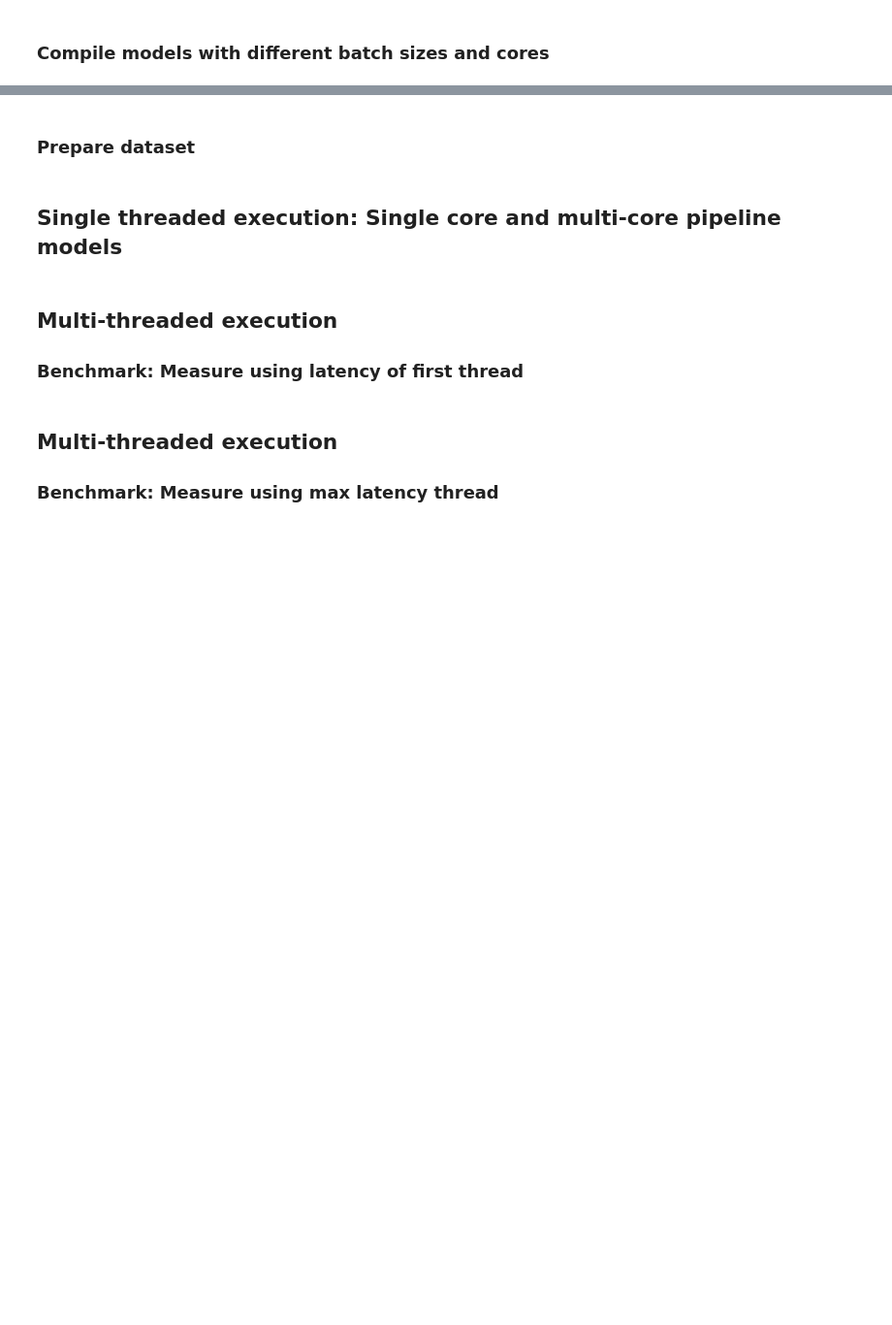
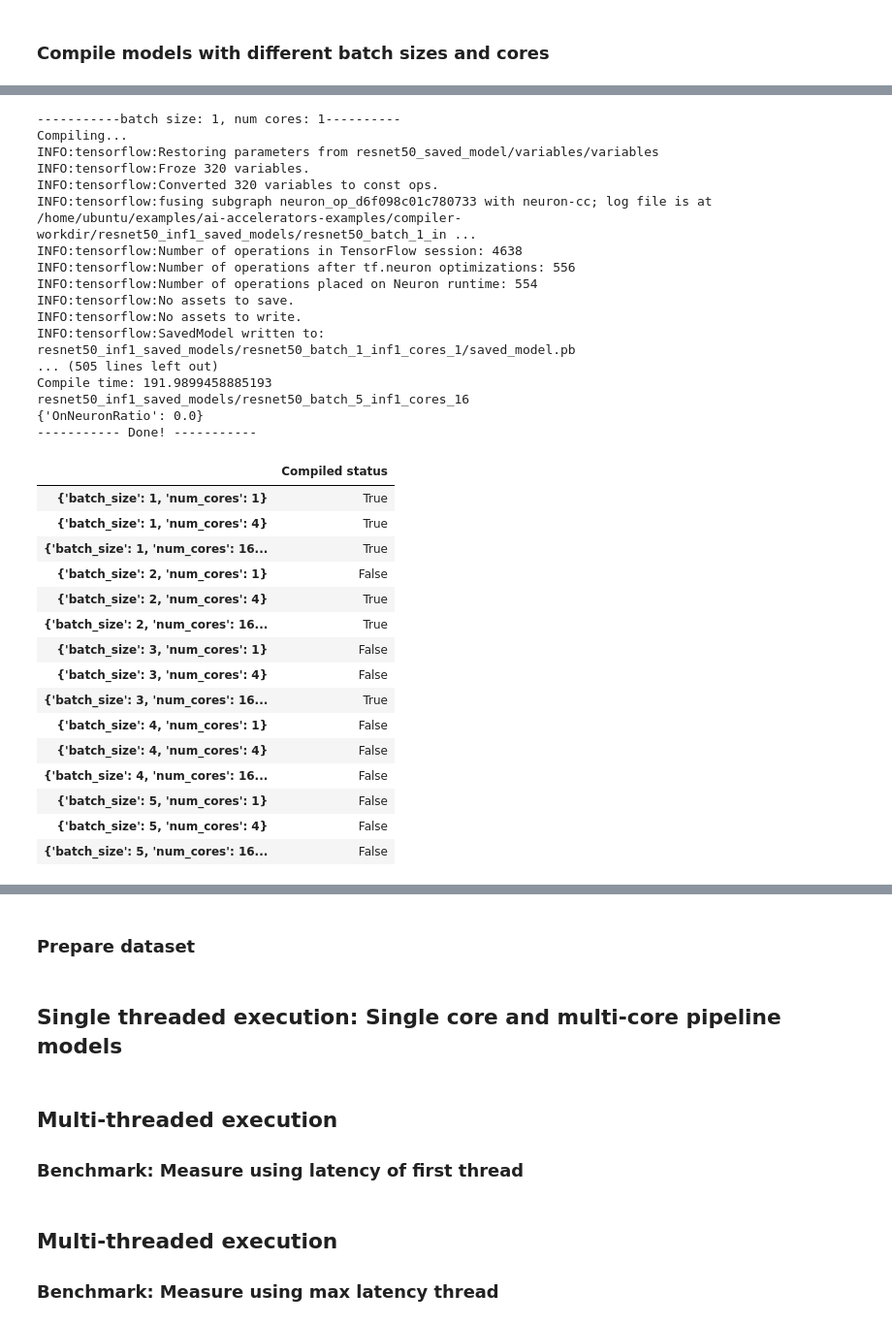
Before and after one commit to shashankprasanna/ai-accelerators-examples, a Jupyter notebook: inf1-neuron-sdk-resnet50.ipynb, the cells around one changed output, grey strips where cells are left out. Shown at 97% size. Cells and saved outputs as stored; diff of their text form; code cells hidden in the pictures; blank space fills up the shorter version.

```diff
--- a/inf1-neuron-sdk-resnet50.ipynb
+++ b/inf1-neuron-sdk-resnet50.ipynb
@@ -44,7 +23,7 @@ pb_to_saved_model("resnet50_fp16_keras_opt.pb",
 ### Resnet50 FP32 saved model
 # %%
 # Export SavedModel
-saved_model_dir = 'resnet50_saved_model_fp32'
+saved_model_dir = 'resnet50_saved_model'
 shutil.rmtree(saved_model_dir, ignore_errors=True)
 
 keras.backend.set_learning_phase(0)
@@ -99,14 +84,17 @@ def compile_inf1_model(saved_model_dir, batch_size=1, num_cores=1, use_static_we
-# %%
-options = [{'batch_size':1, 'num_cores':1},
-           {'batch_size':1, 'num_cores':4},
-           {'batch_size':1, 'num_cores':16, 'use_static_weights': True},
-           {'batch_size':2, 'num_cores':16, 'use_static_weights': True},
-           {'batch_size':5, 'num_cores':1},
-           {'batch_size':5, 'num_cores':2},
-           {'batch_size':5, 'num_cores':12}]
-
-for opt in options:
-    compile_inf1_model('resnet50_saved_model_fp32', **opt)
-
-for opt in options:
-    compile_inf1_model('resnet50_saved_model_fp16', **opt)
+# %%
+import itertools
+compile_options = {
+    'batch_size': [1, 2, 3, 4, 5],
+    'num_cores': [1, 4, 16]
+}
+
+cname, cval = zip(*compile_options.items())
+compile_opt_list = [dict(zip(cname, h)) for h in itertools.product(*cval)]
+
+print('Benchmark sweep combinations:')
+
+for i, arg in enumerate(compile_opt_list):
+    if arg['num_cores'] == 16:
+        compile_opt_list[i] = {**arg, 'use_static_weights': True}
+
+display(compile_opt_list)
@@ -112,0 +118,45 @@ for opt in options:
+# %%
+inf1_model_dir = 'resnet50_inf1_saved_models'
+shutil.rmtree(inf1_model_dir, ignore_errors=True)
+
+df = pd.DataFrame(columns = ['Compiled status'])
+
+for opt in compile_opt_list:
+    compile_status = compile_inf1_model(saved_model_dir, inf1_model_dir, **opt)
+    df.loc[str(opt)] = compile_status
+
+display(df)
+# %% [output]
+-----------batch size: 1, num cores: 1----------
+Compiling...
+INFO:tensorflow:Restoring parameters from resnet50_saved_model/variables/variables
+INFO:tensorflow:Froze 320 variables.
+INFO:tensorflow:Converted 320 variables to const ops.
+INFO:tensorflow:fusing subgraph neuron_op_d6f098c01c780733 with neuron-cc; log file is at /home/ubuntu/examples/ai-accelerators-examples/compiler-workdir/resnet50_inf1_saved_models/resnet50_batch_1_in ...
+INFO:tensorflow:Number of operations in TensorFlow session: 4638
+INFO:tensorflow:Number of operations after tf.neuron optimizations: 556
+INFO:tensorflow:Number of operations placed on Neuron runtime: 554
+INFO:tensorflow:No assets to save.
+INFO:tensorflow:No assets to write.
+INFO:tensorflow:SavedModel written to: resnet50_inf1_saved_models/resnet50_batch_1_inf1_cores_1/saved_model.pb
+... (505 lines left out)
+Compile time: 191.9899458885193
+resnet50_inf1_saved_models/resnet50_batch_5_inf1_cores_16
+{'OnNeuronRatio': 0.0}
+----------- Done! -----------
+|  | Compiled status |
+| {'batch_size': 1, 'num_cores': 1} | True |
+| {'batch_size': 1, 'num_cores': 4} | True |
+| {'batch_size': 1, 'num_cores': 16... | True |
+| {'batch_size': 2, 'num_cores': 1} | False |
+| {'batch_size': 2, 'num_cores': 4} | True |
+| {'batch_size': 2, 'num_cores': 16... | True |
+| {'batch_size': 3, 'num_cores': 1} | False |
+| {'batch_size': 3, 'num_cores': 4} | False |
+| {'batch_size': 3, 'num_cores': 16... | True |
+| {'batch_size': 4, 'num_cores': 1} | False |
+| {'batch_size': 4, 'num_cores': 4} | False |
+| {'batch_size': 4, 'num_cores': 16... | False |
+| {'batch_size': 5, 'num_cores': 1} | False |
+| {'batch_size': 5, 'num_cores': 4} | False |
+| {'batch_size': 5, 'num_cores': 16... | False |
```
Also changed, not shown: parts of 10 cells of this notebook.
